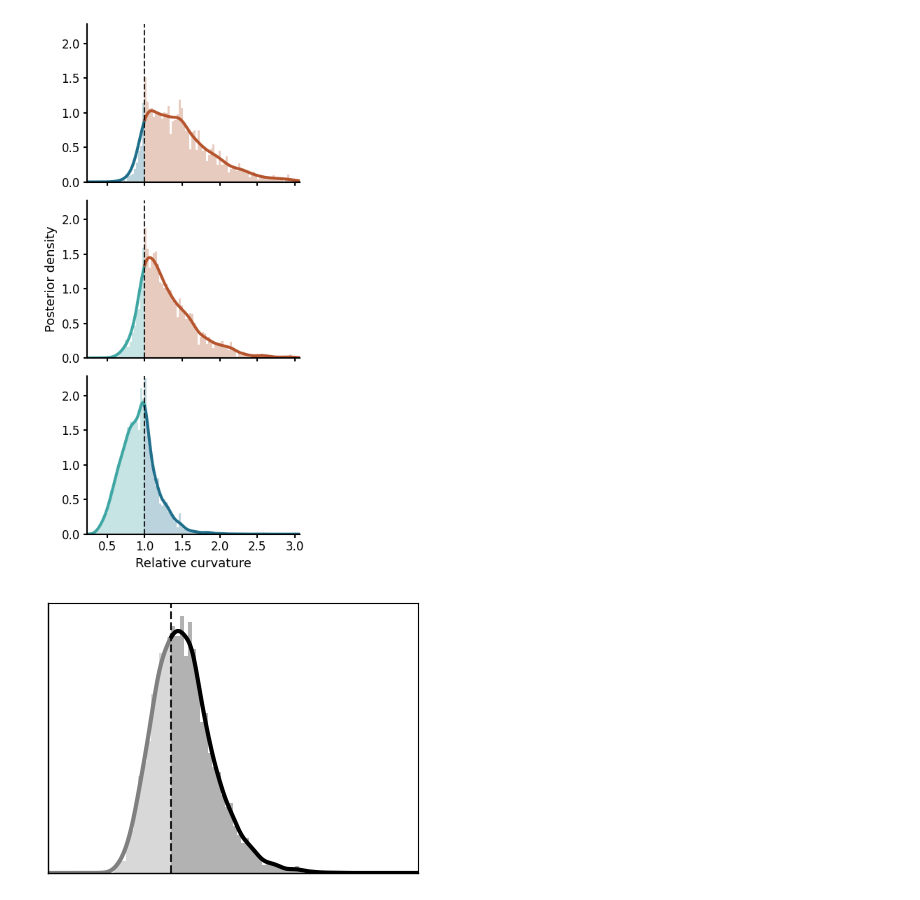
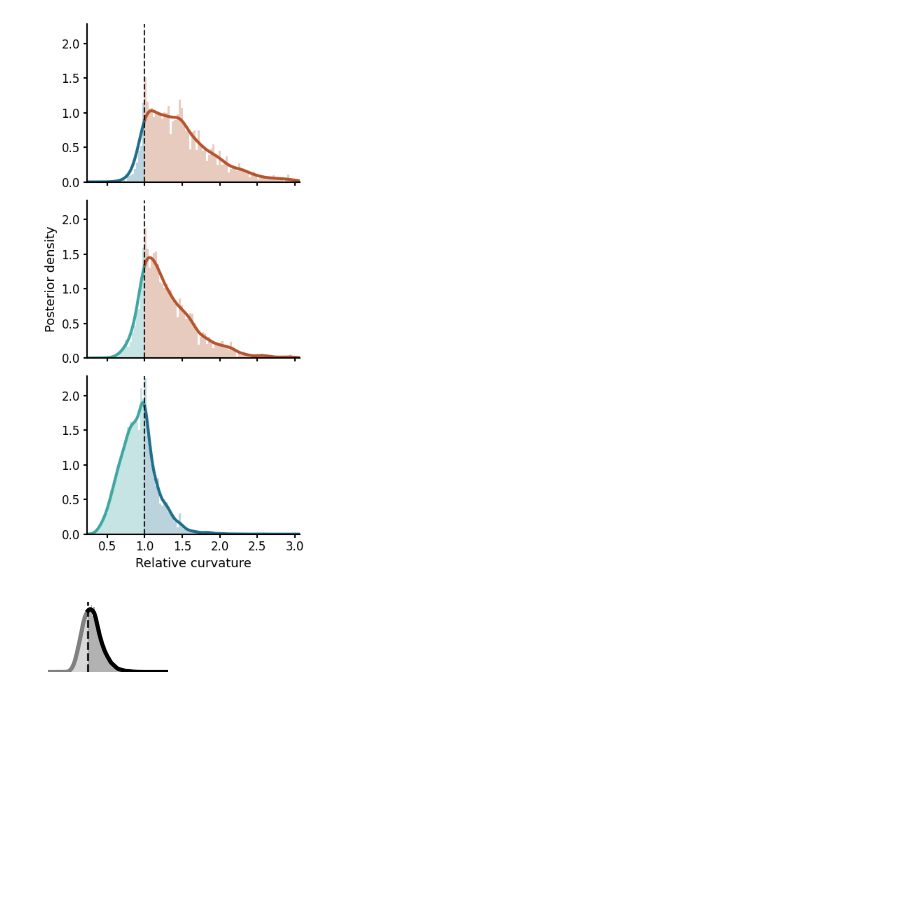
Before and after one commit to ruthviksp/territory_geometry, a Jupyter notebook: model_pcf.ipynb, the cells around one changed output. Cells and saved outputs as stored; diff of their text form; code cells hidden in the pictures; blank space fills up the shorter version.

```diff
--- a/model_pcf.ipynb
+++ b/model_pcf.ipynb
@@ -876,24 +876,24 @@ plt.savefig(out_dir/'mod_gmr_peak_curvatures.png', dpi=300, bbox_inches='tight')
 # %%
 rng = np.random.default_rng(42)
 
 ## Example log-normal distribution
 mu = 0.08
 sigma = 0.22
 samples = rng.lognormal(mean=mu, sigma=sigma, size=5000)
 
 samples = samples[samples < 3.]
 
-fig, ax = plt.subplots(figsize=(4, 3))
+fig, ax = plt.subplots(figsize=(1.5, 1))
 
 plot_split_hist_kde(ax=ax, samples=samples, color_left='grey', color_right='black', bins=90, xlim=(0, 3))
 ax.set_xticks([])
 ax.set_yticks([])
-ax.spines['top'].set_visible(True)
-ax.spines['right'].set_visible(True)
-ax.spines['left'].set_linewidth(1.)
-ax.spines['bottom'].set_linewidth(1.)
+# ax.spines['top'].set_visible(True)
+# ax.spines['right'].set_visible(True)
+ax.spines['left'].set_visible(False)
+ax.spines['bottom'].set_visible(False)
 
 plt.tight_layout()
 plt.savefig(out_dir/'schematic_gmr_peak_curvatures.png', dpi=300, bbox_inches='tight')
 # %% [output]
-[figure, old version]
+[figure, new version]
```
Also changed, not shown: 1 other file.
